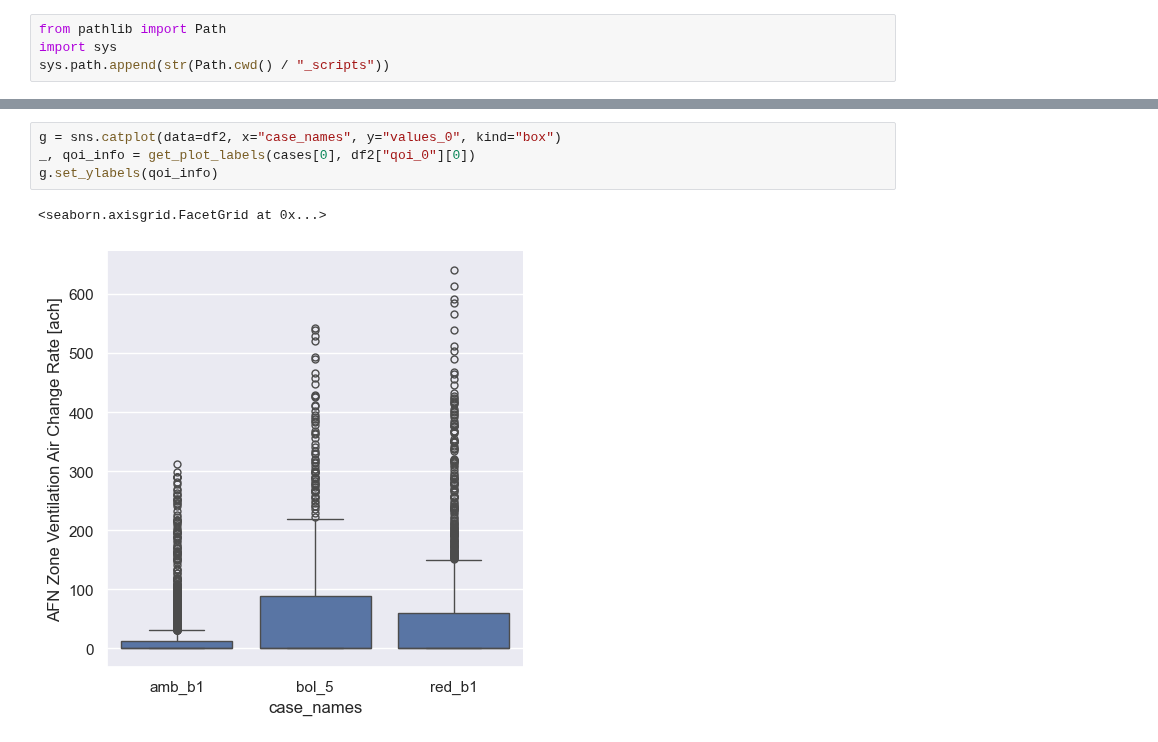
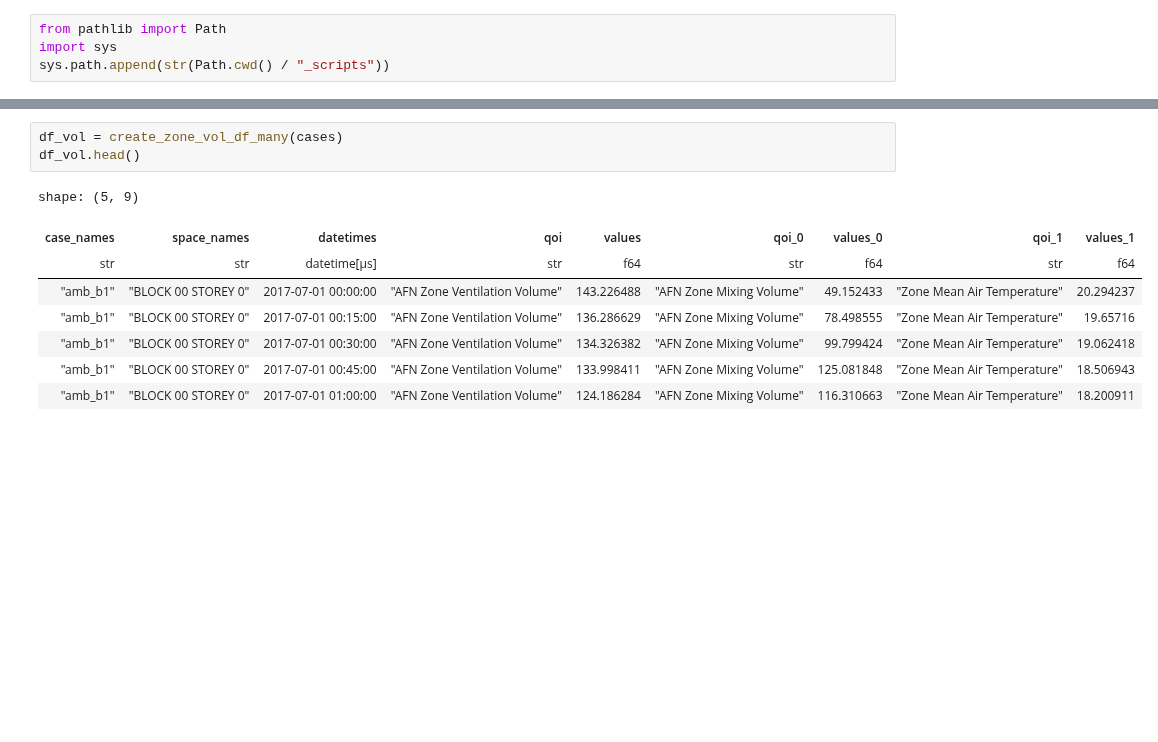
Before and after one commit to juliet29/plan2EPlus, a Jupyter notebook: _notebooks/t05_svg2plan.ipynb, the cells around one changed output, grey strips where cells are left out. Drawn from its saved outputs; the diff is of its cells as text; blank space fills up the shorter version.

```diff
--- a/_notebooks/t05_svg2plan.ipynb
+++ b/_notebooks/t05_svg2plan.ipynb
@@ -122,7 +47,12 @@ g.set_ylabels(qoi_info)
-# %%
-g = sns.catplot(data=df2, x="case_names", y="values_0", kind="box")
-_, qoi_info = get_plot_labels(cases[0], df2["qoi_0"][0])
-g.set_ylabels(qoi_info)
-# %% [output]
-<seaborn.axisgrid.FacetGrid at 0x...>
-[figure, removed]
+# %%
+df_vol = create_zone_vol_df_many(cases)
+df_vol.head()
+# %% [output]
+shape: (5, 9)
+| case_names | space_names | datetimes | qoi | values | qoi_0 | values_0 | qoi_1 | values_1 |
+| str | str | datetime[μs] | str | f64 | str | f64 | str | f64 |
+| "amb_b1" | "BLOCK 00 STOREY 0" | 2017-07-01 00:00:00 | "AFN Zone Ventilation Volume" | 143.226488 | "AFN Zone Mixing Volume" | 49.152433 | "Zone Mean Air Temperature" | 20.294237 |
+| "amb_b1" | "BLOCK 00 STOREY 0" | 2017-07-01 00:15:00 | "AFN Zone Ventilation Volume" | 136.286629 | "AFN Zone Mixing Volume" | 78.498555 | "Zone Mean Air Temperature" | 19.65716 |
+| "amb_b1" | "BLOCK 00 STOREY 0" | 2017-07-01 00:30:00 | "AFN Zone Ventilation Volume" | 134.326382 | "AFN Zone Mixing Volume" | 99.799424 | "Zone Mean Air Temperature" | 19.062418 |
+| "amb_b1" | "BLOCK 00 STOREY 0" | 2017-07-01 00:45:00 | "AFN Zone Ventilation Volume" | 133.998411 | "AFN Zone Mixing Volume" | 125.081848 | "Zone Mean Air Temperature" | 18.506943 |
+| "amb_b1" | "BLOCK 00 STOREY 0" | 2017-07-01 01:00:00 | "AFN Zone Ventilation Volume" | 124.186284 | "AFN Zone Mixing Volume" | 116.310663 | "Zone Mean Air Temperature" | 18.200911 |
```
Also changed, not shown: parts of 12 cells of this notebook, 6 other files.
